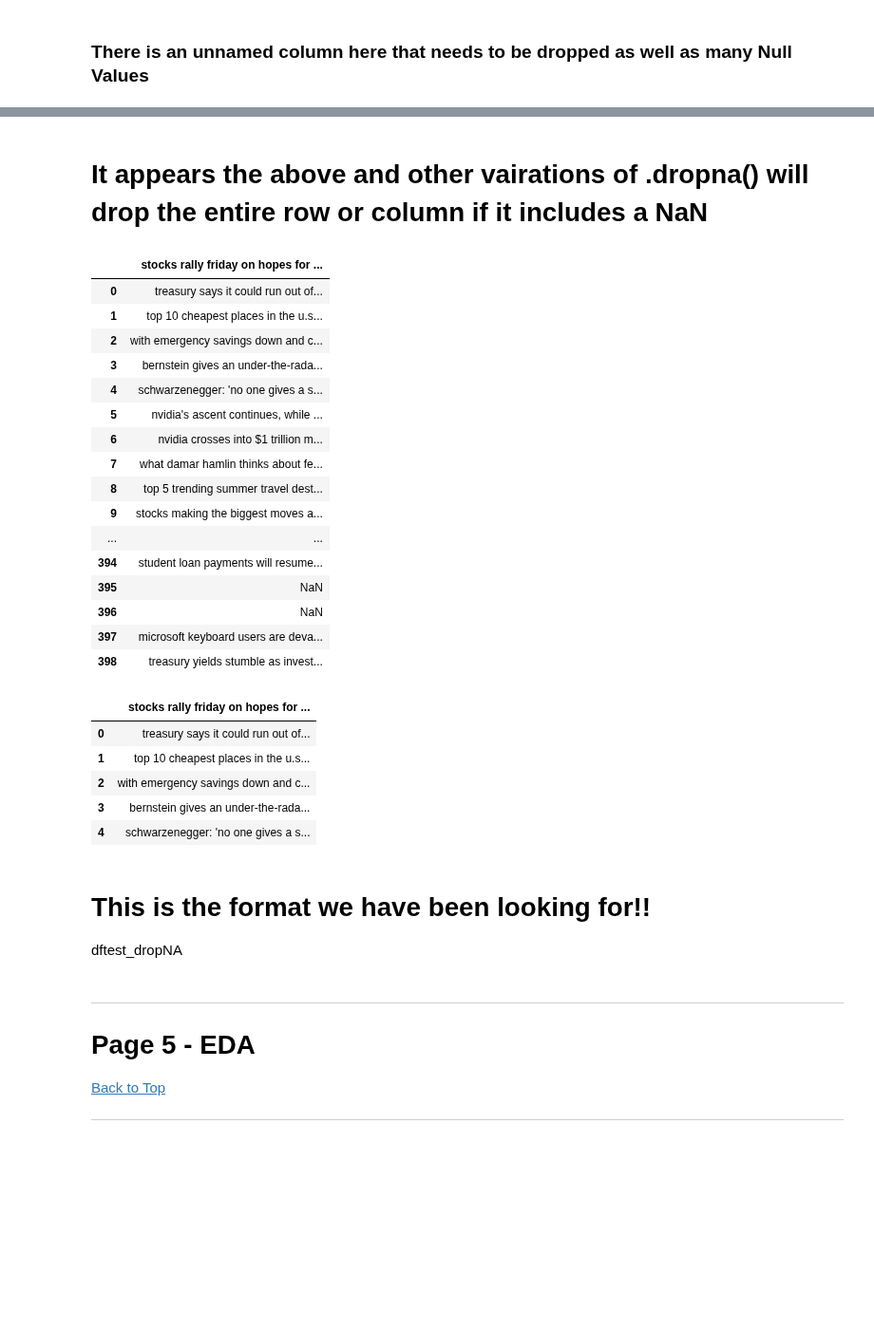
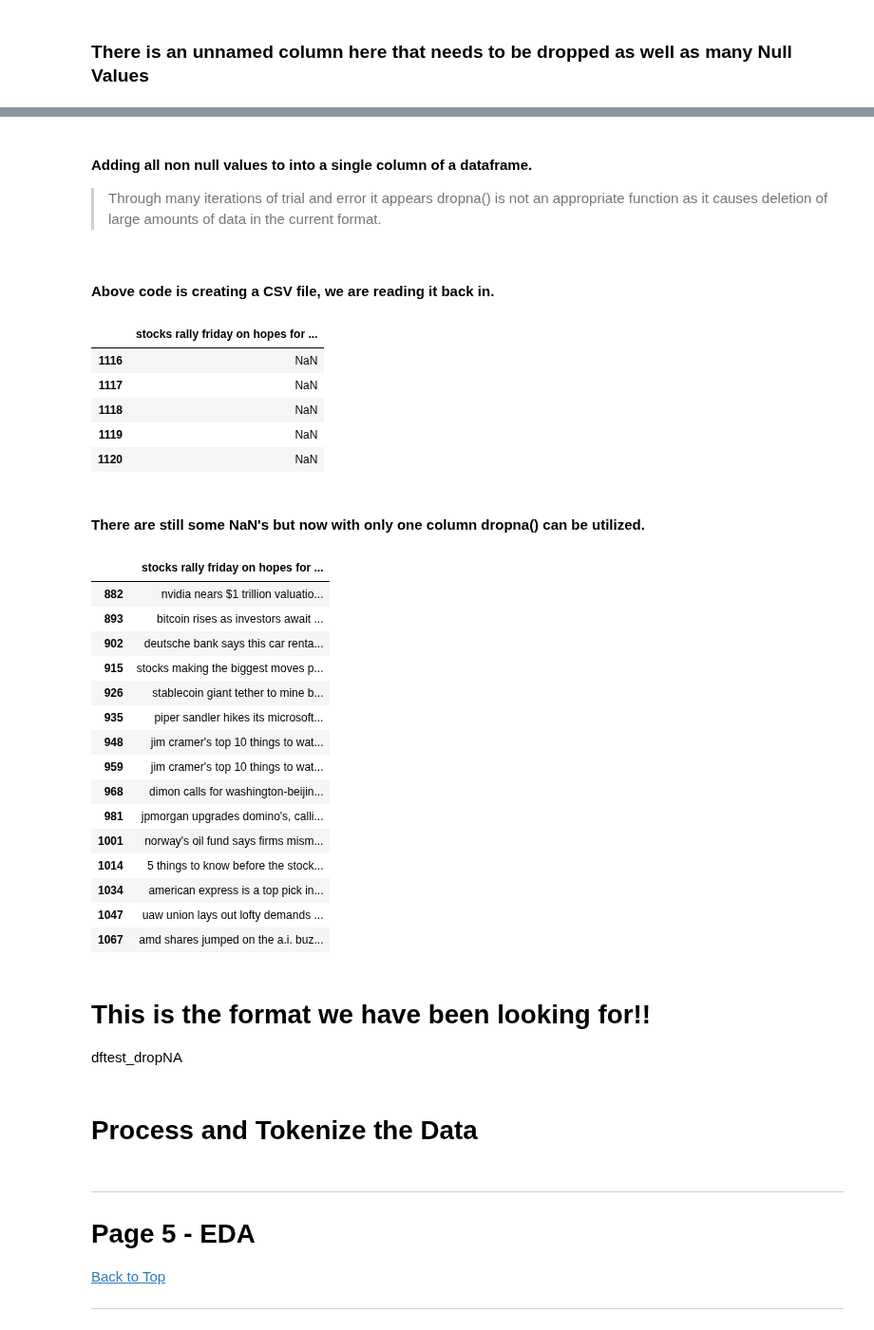
Before and after one commit to ChrisVerg/SmartInvest, a Jupyter notebook: Notebooks/Chris_Sentiment_Analysis.ipynb, the cells around one changed output, grey strips where cells are left out. Shown at 95% size. Cells and saved outputs as stored; diff of their text form; code cells hidden in the pictures; blank space fills up the shorter version.

Commit message:
Data Processing

```diff
--- a/Notebooks/Chris_Sentiment_Analysis.ipynb
+++ b/Notebooks/Chris_Sentiment_Analysis.ipynb
@@ -325,5 +333,6 @@ test2.head(2)
 # %% [markdown]
-# It appears the above and other vairations of .dropna() will drop the entire row or column if it includes a NaN
+#### Adding all non null values to into a single column of a dataframe.
+>Through many iterations of trial and error it appears dropna() is not an appropriate function as it causes deletion of large amounts of data in the current format.
 # %%
 # Create an empty list to store the values
 new_values = []
@@ -342,42 +351,47 @@ new_df = pd.DataFrame({'NewValue': new_values})
 
 # Append the DataFrame to the 'data.csv' file
 new_df.to_csv('Test_Data_Sentiment_CV.csv', mode='a', index=False, header=False)
+# %% [markdown]
+#### Above code is creating a CSV file, we are reading it back in.
 # %%
 df_test = pd.read_csv('Test_Data_Sentiment_CV.csv')
 # %%
-df_test
+df_test.tail()
 # %% [output]
 |  | stocks rally friday on hopes for ... |
-| 0 | treasury says it could run out of... |
-| 1 | top 10 cheapest places in the u.s... |
-| 2 | with emergency savings down and c... |
-| 3 | bernstein gives an under-the-rada... |
-| 4 | schwarzenegger: 'no one gives a s... |
-| 5 | nvidia's ascent continues, while ... |
-| 6 | nvidia crosses into $1 trillion m... |
-| 7 | what damar hamlin thinks about fe... |
-| 8 | top 5 trending summer travel dest... |
-| 9 | stocks making the biggest moves a... |
-| ... | ... |
-| 394 | student loan payments will resume... |
-| 395 | NaN |
-| 396 | NaN |
-| 397 | microsoft keyboard users are deva... |
-| 398 | treasury yields stumble as invest... |
+| 1116 | NaN |
+| 1117 | NaN |
+| 1118 | NaN |
+| 1119 | NaN |
+| 1120 | NaN |
+# %% [markdown]
+#### There are still some NaN's but now with only one column dropna() can be utilized.
 # %%
 dftest_dropNA = df_test.dropna()
 # %%
-dftest_dropNA.head()
+dftest_dropNA.tail(15)
 # %% [output]
 |  | stocks rally friday on hopes for ... |
-| 0 | treasury says it could run out of... |
-| 1 | top 10 cheapest places in the u.s... |
-| 2 | with emergency savings down and c... |
-| 3 | bernstein gives an under-the-rada... |
-| 4 | schwarzenegger: 'no one gives a s... |
+| 882 | nvidia nears $1 trillion valuatio... |
+| 893 | bitcoin rises as investors await ... |
+| 902 | deutsche bank says this car renta... |
+| 915 | stocks making the biggest moves p... |
+| 926 | stablecoin giant tether to mine b... |
+| 935 | piper sandler hikes its microsoft... |
+| 948 | jim cramer's top 10 things to wat... |
+| 959 | jim cramer's top 10 things to wat... |
+| 968 | dimon calls for washington-beijin... |
+| 981 | jpmorgan upgrades domino's, calli... |
+| 1001 | norway's oil fund says firms mism... |
+| 1014 | 5 things to know before the stock... |
+| 1034 | american express is a top pick in... |
+| 1047 | uaw union lays out lofty demands ... |
+| 1067 | amd shares jumped on the a.i. buz... |
 # %% [markdown]
 # This is the format we have been looking for!!
 dftest_dropNA
+# %% [markdown]
+# Process and Tokenize the Data
 # %% [markdown]
 <hr style="height:5px;border-width:0;color:MediumAquamarine;background-color:MediumAquamarine">
 
```
Also changed, not shown: parts of 38 cells of this notebook.
